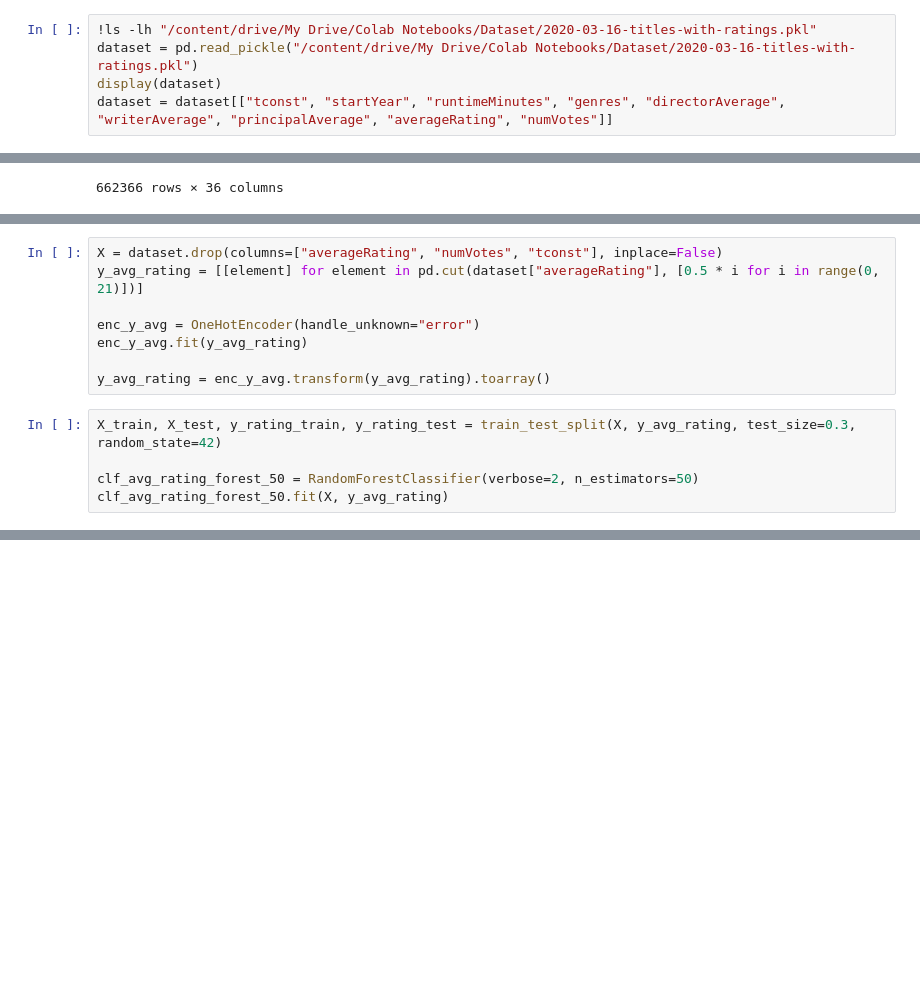
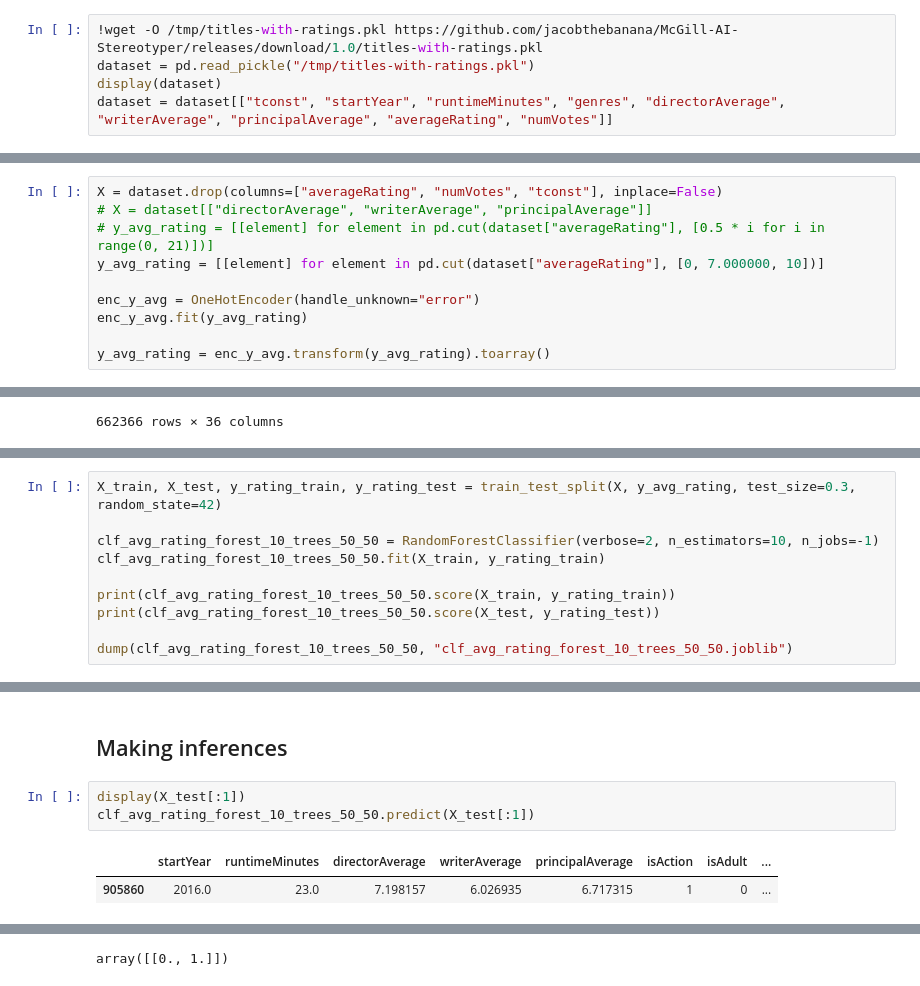
Before and after one commit to jacobthebanana/McGill-AI-Stereotyper, a Jupyter notebook: src/2020-MAIS-Project- Model.ipynb, the cells around one changed output, grey strips where cells are left out. Cells and saved outputs as stored; diff of their text form; blank space fills up the shorter version.

Commit message:
Download pre-processed dataset from Github Release

```diff
--- a/src/2020-MAIS-Project- Model.ipynb
+++ b/src/2020-MAIS-Project- Model.ipynb
@@ -28,8 +30,8 @@ For each title (unique `tconst`,) we are interested in the following features:
 We want to predict:
 - `averageRating` continuous between $0$ and $10$.
 # %%
-!ls -lh "/content/drive/My Drive/Colab Notebooks/Dataset/2020-03-16-titles-with-ratings.pkl"
-dataset = pd.read_pickle("/content/drive/My Drive/Colab Notebooks/Dataset/2020-03-16-titles-with-ratings.pkl")
+!wget -O /tmp/titles-with-ratings.pkl https://github.com/jacobthebanana/McGill-AI-Stereotyper/releases/download/1.0/titles-with-ratings.pkl
+dataset = pd.read_pickle("/tmp/titles-with-ratings.pkl")
 display(dataset)
 dataset = dataset[["tconst", "startYear", "runtimeMinutes", "genres", "directorAverage", "writerAverage", "principalAverage", "averageRating", "numVotes"]]
 # %% [output]
@@ -117,0 +213,10 @@ dataset = dataset.drop(columns=["is\\N", "genres"])
+# %%
+X = dataset.drop(columns=["averageRating", "numVotes", "tconst"], inplace=False)
+# X = dataset[["directorAverage", "writerAverage", "principalAverage"]]
+# y_avg_rating = [[element] for element in pd.cut(dataset["averageRating"], [0.5 * i for i in range(0, 21)])]
+y_avg_rating = [[element] for element in pd.cut(dataset["averageRating"], [0, 7.000000, 10])]
+
+enc_y_avg = OneHotEncoder(handle_unknown="error")
+enc_y_avg.fit(y_avg_rating)
+
+y_avg_rating = enc_y_avg.transform(y_avg_rating).toarray()
@@ -151,13 +373,10 @@ We need to convert the average ratings into intervals and then one-hot before fi
-# %%
-X = dataset.drop(columns=["averageRating", "numVotes", "tconst"], inplace=False)
-y_avg_rating = [[element] for element in pd.cut(dataset["averageRating"], [0.5 * i for i in range(0, 21)])]
-
-enc_y_avg = OneHotEncoder(handle_unknown="error")
-enc_y_avg.fit(y_avg_rating)
-
-y_avg_rating = enc_y_avg.transform(y_avg_rating).toarray()
 # %%
 X_train, X_test, y_rating_train, y_rating_test = train_test_split(X, y_avg_rating, test_size=0.3, random_state=42)
 
-clf_avg_rating_forest_50 = RandomForestClassifier(verbose=2, n_estimators=50)
-clf_avg_rating_forest_50.fit(X, y_avg_rating)
+clf_avg_rating_forest_10_trees_50_50 = RandomForestClassifier(verbose=2, n_estimators=10, n_jobs=-1)
+clf_avg_rating_forest_10_trees_50_50.fit(X_train, y_rating_train)
+
+print(clf_avg_rating_forest_10_trees_50_50.score(X_train, y_rating_train))
+print(clf_avg_rating_forest_10_trees_50_50.score(X_test, y_rating_test))
+
+dump(clf_avg_rating_forest_10_trees_50_50, "clf_avg_rating_forest_10_trees_50_50.joblib")
@@ -183,0 +403,8 @@ Mean difference in rating is 0.1692365759146495
+# %% [markdown]
+## Making inferences
+# %%
+display(X_test[:1])
+clf_avg_rating_forest_10_trees_50_50.predict(X_test[:1])
+# %% [output]
+|  | startYear | runtimeMinutes | directorAverage | writerAverage | principalAverage | isAction | isAdult | ... |
+| 905860 | 2016.0 | 23.0 | 7.198157 | 6.026935 | 6.717315 | 1 | 0 | ... |
@@ -183,0 +413 @@ Mean difference in rating is 0.1692365759146495
+array([[0., 1.]])
```
Also changed, not shown: parts of 34 cells of this notebook.
